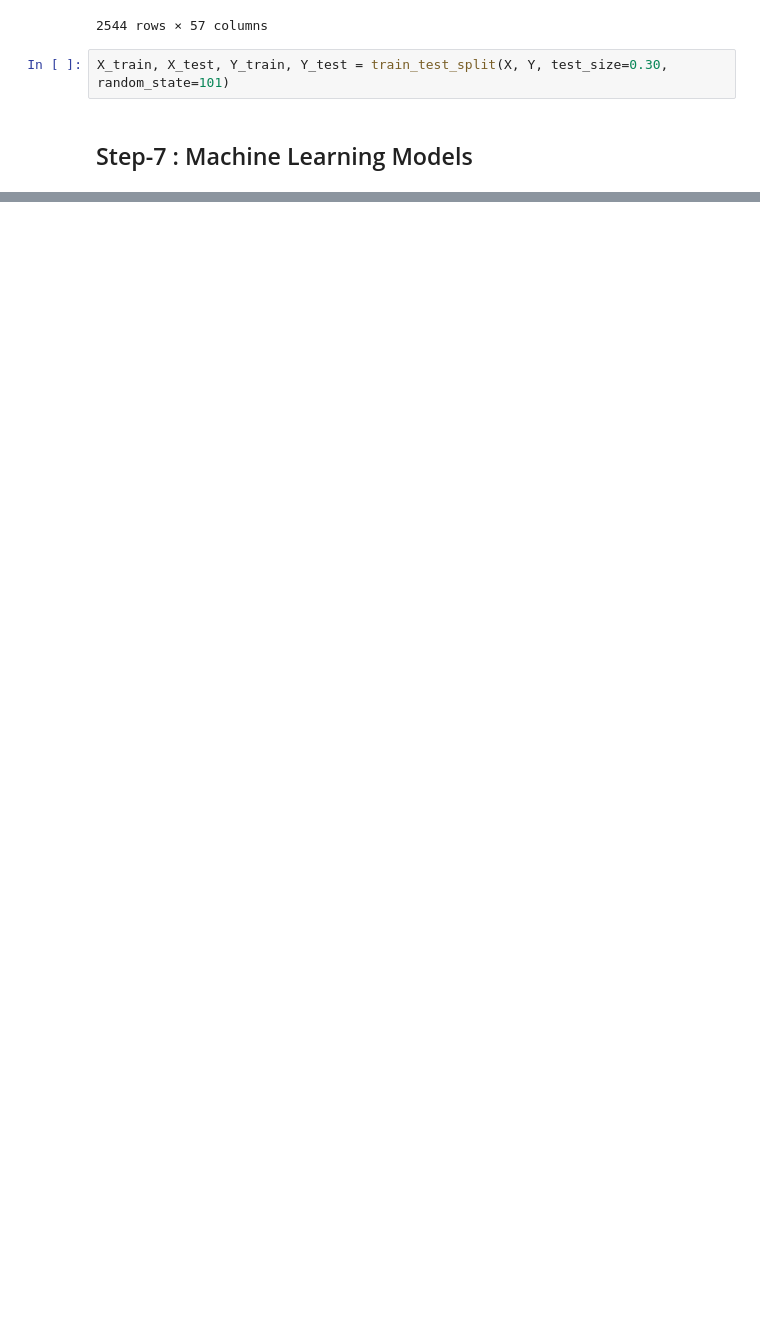
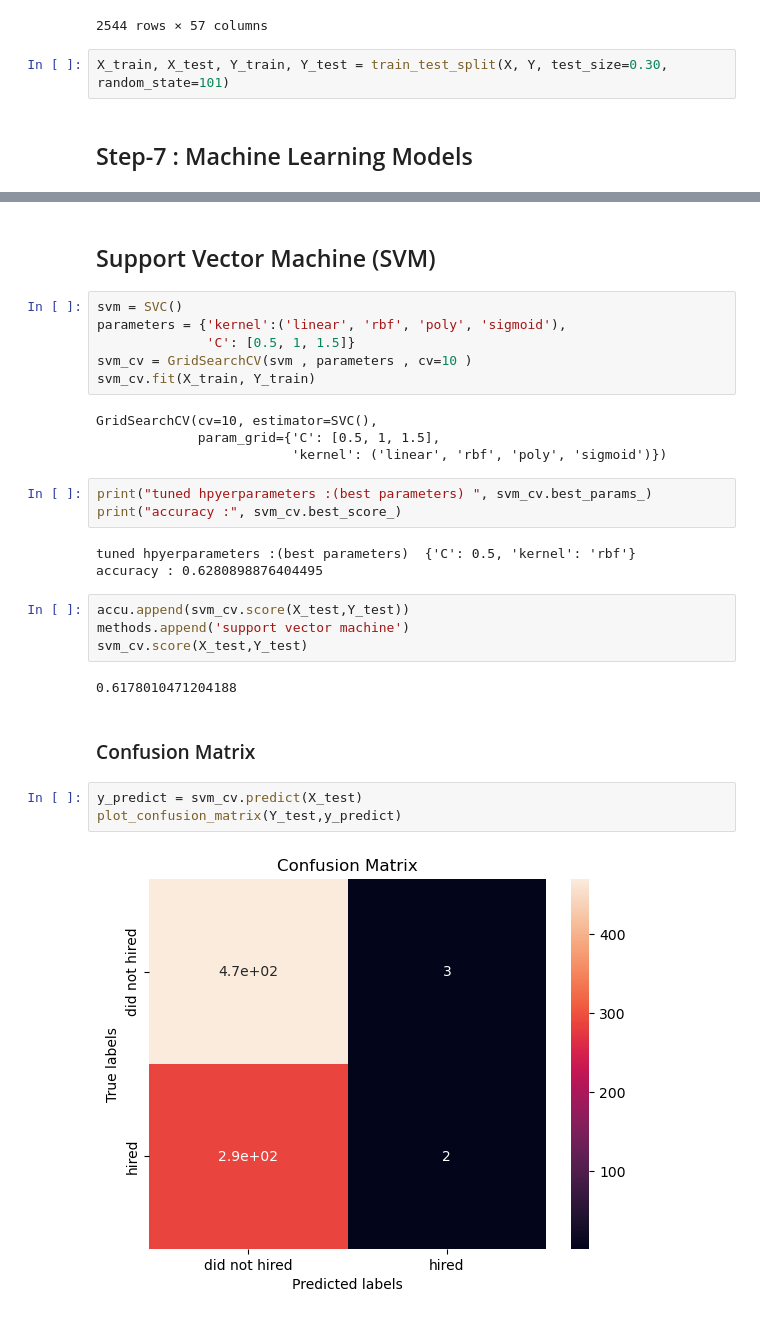
Before and after one commit to ilish65/Pathrise_project, a Jupyter notebook: pathrise.ipynb, the cells around one changed output, grey strips where cells are left out. Drawn from its saved outputs; the diff is of its cells as text; blank space fills up the shorter version.

Commit message:
machine learning models added

```diff
--- a/pathrise.ipynb
+++ b/pathrise.ipynb
@@ -626,0 +766,31 @@ X_train, X_test, Y_train, Y_test = train_test_split(X, Y, test_size=0.30, random
+# %% [markdown]
+## Support Vector Machine (SVM)
+# %%
+svm = SVC()
+parameters = {'kernel':('linear', 'rbf', 'poly', 'sigmoid'),
+              'C': [0.5, 1, 1.5]}
+svm_cv = GridSearchCV(svm , parameters , cv=10 )
+svm_cv.fit(X_train, Y_train)
+# %% [output]
+GridSearchCV(cv=10, estimator=SVC(),
+             param_grid={'C': [0.5, 1, 1.5],
+                         'kernel': ('linear', 'rbf', 'poly', 'sigmoid')})
+# %%
+print("tuned hpyerparameters :(best parameters) ", svm_cv.best_params_)
+print("accuracy :", svm_cv.best_score_)
+# %% [output]
+tuned hpyerparameters :(best parameters)  {'C': 0.5, 'kernel': 'rbf'}
+accuracy : 0.6280898876404495
+# %%
+accu.append(svm_cv.score(X_test,Y_test))
+methods.append('support vector machine')
+svm_cv.score(X_test,Y_test)
+# %% [output]
+0.6178010471204188
+# %% [markdown]
+### Confusion Matrix
+# %%
+y_predict = svm_cv.predict(X_test)
+plot_confusion_matrix(Y_test,y_predict)
+# %% [output]
+[figure, added]
```
Also changed, not shown: parts of 50 cells of this notebook.
